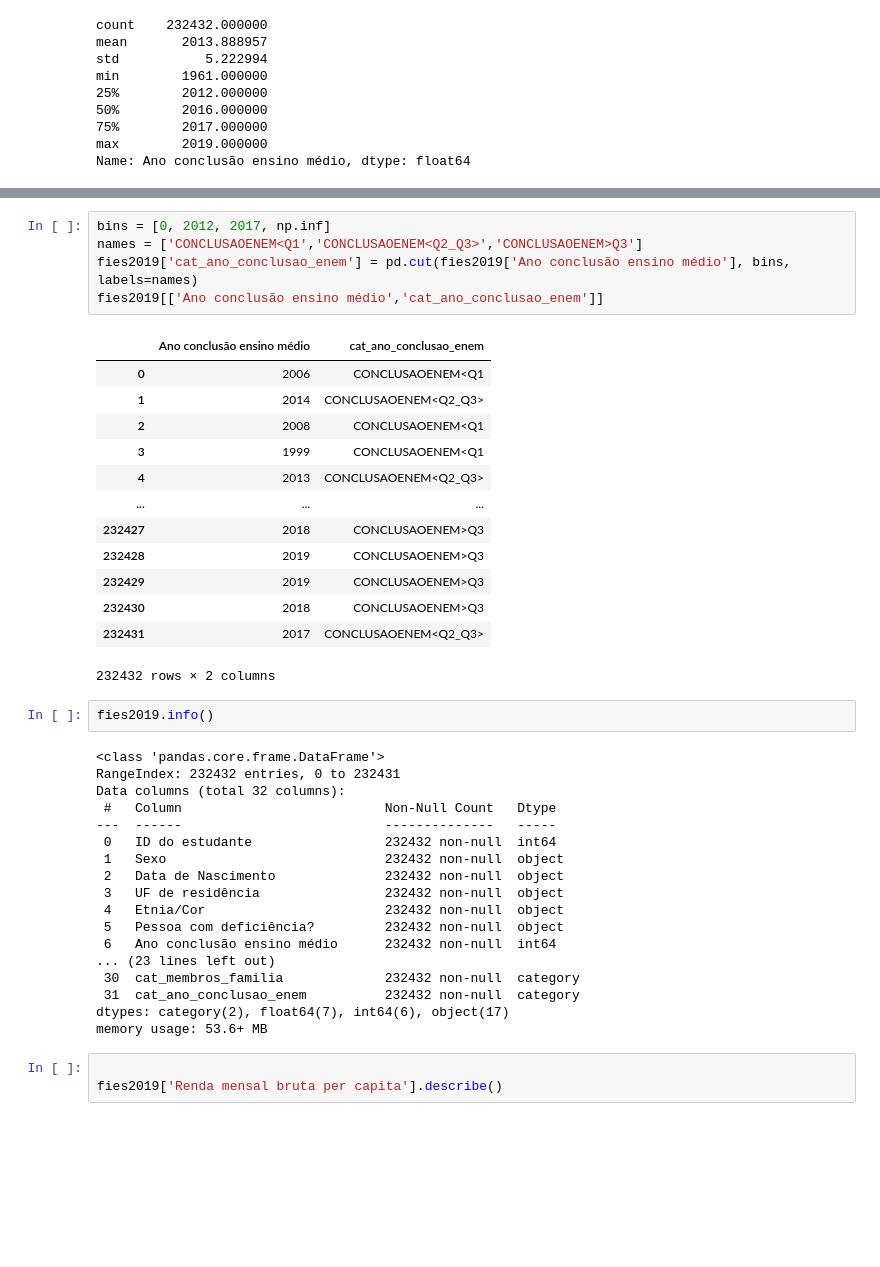
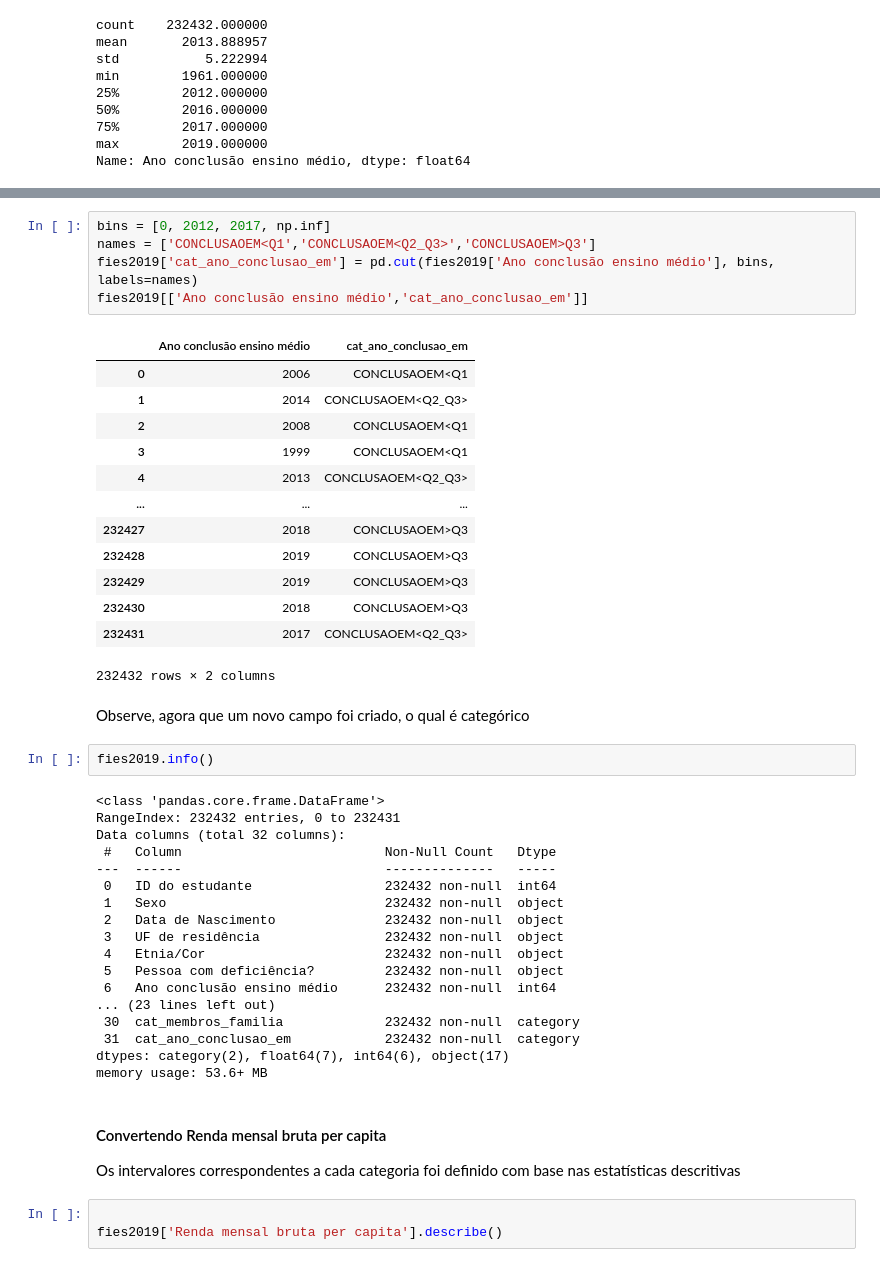
Before and after one commit to juliacfaria/ProjetoCienciaDeDados, a Jupyter notebook: Code/regrasAssociacao.ipynb, the cells around one changed output, grey strips where cells are left out. Cells and saved outputs as stored; diff of their text form; blank space fills up the shorter version.

```diff
--- a/Code/regrasAssociacao.ipynb
+++ b/Code/regrasAssociacao.ipynb
@@ -116,22 +127,24 @@ display(sorted(a))
 # %%
 bins = [0, 2012, 2017, np.inf]
-names = ['CONCLUSAOENEM<Q1','CONCLUSAOENEM<Q2_Q3>','CONCLUSAOENEM>Q3']
-fies2019['cat_ano_conclusao_enem'] = pd.cut(fies2019['Ano conclusão ensino médio'], bins, labels=names)
-fies2019[['Ano conclusão ensino médio','cat_ano_conclusao_enem']]
+names = ['CONCLUSAOEM<Q1','CONCLUSAOEM<Q2_Q3>','CONCLUSAOEM>Q3']
+fies2019['cat_ano_conclusao_em'] = pd.cut(fies2019['Ano conclusão ensino médio'], bins, labels=names)
+fies2019[['Ano conclusão ensino médio','cat_ano_conclusao_em']]
 # %% [output]
-|  | Ano conclusão ensino médio | cat_ano_conclusao_enem |
-| 0 | 2006 | CONCLUSAOENEM<Q1 |
-| 1 | 2014 | CONCLUSAOENEM<Q2_Q3> |
-| 2 | 2008 | CONCLUSAOENEM<Q1 |
-| 3 | 1999 | CONCLUSAOENEM<Q1 |
-| 4 | 2013 | CONCLUSAOENEM<Q2_Q3> |
+|  | Ano conclusão ensino médio | cat_ano_conclusao_em |
+| 0 | 2006 | CONCLUSAOEM<Q1 |
+| 1 | 2014 | CONCLUSAOEM<Q2_Q3> |
+| 2 | 2008 | CONCLUSAOEM<Q1 |
+| 3 | 1999 | CONCLUSAOEM<Q1 |
+| 4 | 2013 | CONCLUSAOEM<Q2_Q3> |
 | ... | ... | ... |
-| 232427 | 2018 | CONCLUSAOENEM>Q3 |
-| 232428 | 2019 | CONCLUSAOENEM>Q3 |
-| 232429 | 2019 | CONCLUSAOENEM>Q3 |
-| 232430 | 2018 | CONCLUSAOENEM>Q3 |
-| 232431 | 2017 | CONCLUSAOENEM<Q2_Q3> |
+| 232427 | 2018 | CONCLUSAOEM>Q3 |
+| 232428 | 2019 | CONCLUSAOEM>Q3 |
+| 232429 | 2019 | CONCLUSAOEM>Q3 |
+| 232430 | 2018 | CONCLUSAOEM>Q3 |
+| 232431 | 2017 | CONCLUSAOEM<Q2_Q3> |
 232432 rows × 2 columns
+# %% [markdown]
+Observe, agora que um novo campo foi criado, o qual é categórico
 # %%
 fies2019.info()
 # %% [output]
@@ -149,9 +162,13 @@ Data columns (total 32 columns):
  6   Ano conclusão ensino médio      232432 non-null  int64
 ... (23 lines left out)
  30  cat_membros_familia             232432 non-null  category
- 31  cat_ano_conclusao_enem          232432 non-null  category
+ 31  cat_ano_conclusao_em            232432 non-null  category
 dtypes: category(2), float64(7), int64(6), object(17)
 memory usage: 53.6+ MB
+# %% [markdown]
+#### Convertendo Renda mensal bruta per capita
+
+Os intervalores correspondentes a cada categoria foi definido com base nas estatísticas descritivas
 # %%
 
 fies2019['Renda mensal bruta per capita'].describe()
```
Also changed, not shown: parts of 135 cells of this notebook.
